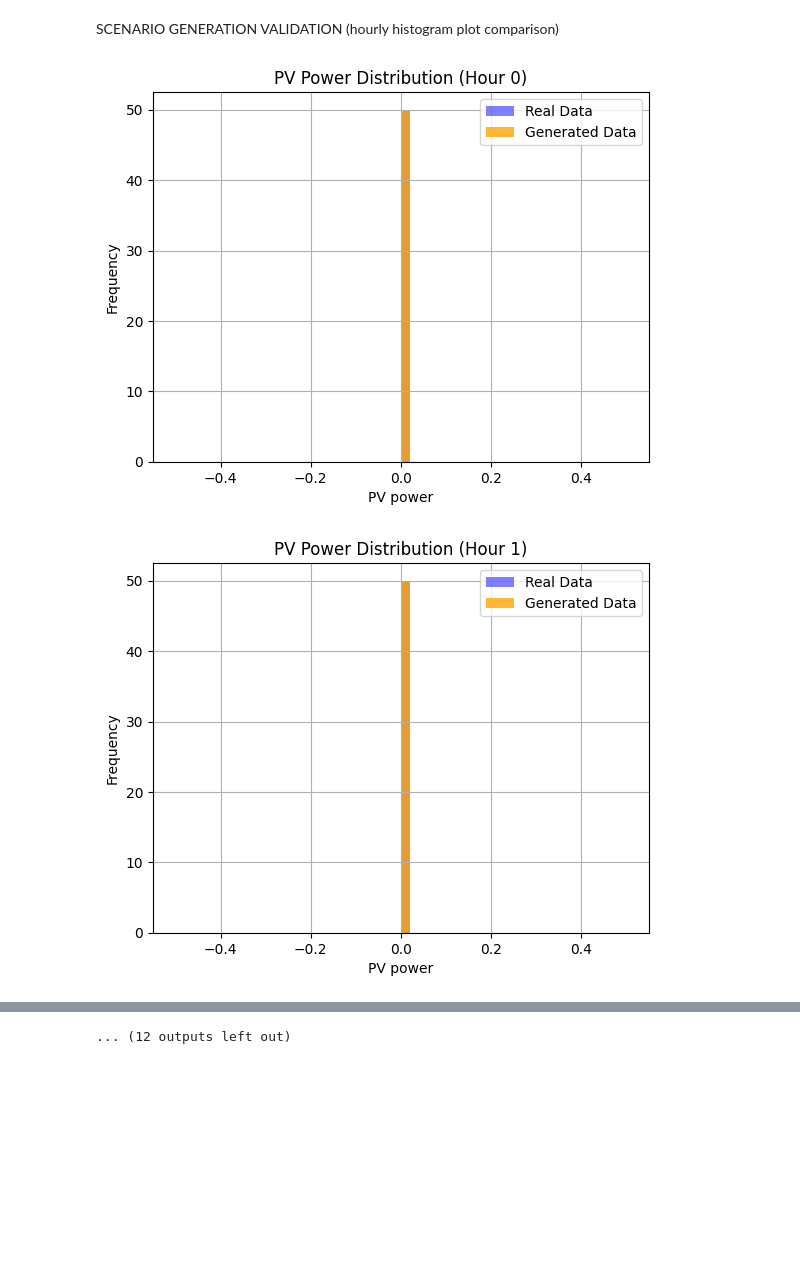
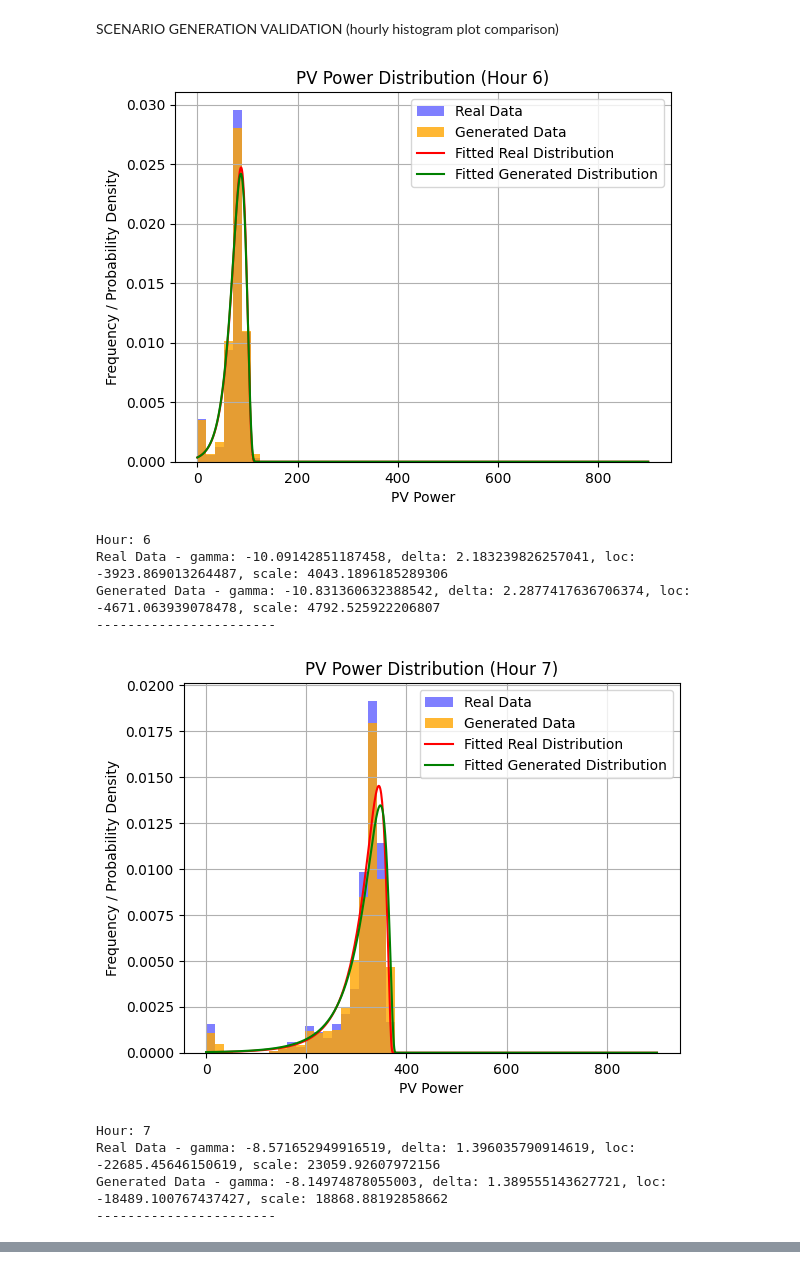
Before and after one commit to TUMFTM/REVOL-E-TION, a Jupyter notebook: RE stochastic gen/PV_gen/PV_gen.ipynb, the cells around one changed output, grey strips where cells are left out. Saved outputs shown, nothing was run; the diff lists cells and outputs as text; code cells hidden in the pictures; blank space fills up the shorter version.

Commit message:
Validation of the generated time series complete for wind and PV.

```diff
--- a/RE stochastic gen/PV_gen/PV_gen.ipynb
+++ b/RE stochastic gen/PV_gen/PV_gen.ipynb
@@ -250,6 +250,12 @@ plt.show()
 # %% [markdown]
 SCENARIO GENERATION VALIDATION (hourly histogram plot comparison)
 # %%
+import os
+import pandas as pd
+import matplotlib.pyplot as plt
+import numpy as np
+from scipy.stats import johnsonsb
+
 # Get the current directory
 current_directory = os.getcwd()
 
@@ -269,38 +275,72 @@ for scenario_file in scenario_files:
 
 # Concatenate the generated data DataFrames
 concatenated_generated_data = pd.concat(PV_powerdata, axis=1)
 
 # Create a datetime index for the concatenated generated data
 start_date = pd.Timestamp("2023-01-01 00:00:00")
 date_index = pd.date_range(start_date, periods=len(concatenated_generated_data), freq='H')
 concatenated_generated_data.index = date_index
 
 # Define the month for which you want to generate histograms (e.g., December)
 target_month = 1
 
-# Loop through each hour of the day and generate histograms
-for hour in range(24):
+# Define the hours for which you want to generate histograms (6 to 17)
+target_hours = range(6, 18)
+
+# Loop through each hour and generate histograms
+for hour in target_hours:
     plt.figure()  # Create a new figure for each hour
     plt.title(f'PV Power Distribution (Hour {hour})')
 
     # Filter the real data for the specified hour and month
     filtered_input_data = df[(df.index.month == target_month) & (df.index.hour == hour)]
 
     # Filter the generated data for the specified hour and month
     filtered_generated_data = concatenated_generated_data[
         (concatenated_generated_data.index.month == target_month) &
         (concatenated_generated_data.index.hour == hour)
     ]
 
+    # Fit the Johnson SB distribution to the real data
+    params_real = johnsonsb.fit(filtered_input_data['P'])
+
+    # Fit the Johnson SB distribution to the generated data
+    params_generated = johnsonsb.fit(filtered_generated_data.values.flatten())
+
+    # Create a range of PV power values for plotting the fitted distributions
+    x = np.linspace(0, 900, 1000)
+
+    # Calculate the probability density functions for the fitted Johnson SB distributions
+    pdf_real = johnsonsb.pdf(x, *params_real)
+    pdf_generated = johnsonsb.pdf(x, *params_generated)
+
     # Plotting the histograms for real and generated data
-    plt.hist(filtered_input_data['P'], bins=50, alpha=0.5, label='Real Data', color='blue', density=True)
-    plt.hist(filtered_generated_data.values.flatten(), bins=50, alpha=0.8, label='Generated Data', color='orange', density=True)
+    plt.hist(filtered_input_data['P'], bins=50, range=(0, 900), alpha=0.5, label='Real Data', color='blue', density=True)
+    plt.hist(filtered_generated_data.values.flatten(), bins=50, range=(0, 900), alpha=0.8, label='Generated Data', color='orange', density=True)
 
-    plt.xlabel('PV power')
-    plt.ylabel('Frequency')
+    # Plotting the fitted Johnson SB distributions
+    plt.plot(x, pdf_real, 'r', label='Fitted Real Distribution')
+    plt.plot(x, pdf_generated, 'g', label='Fitted Generated Distribution')
+
+    plt.xlabel('PV Power')
+    plt.ylabel('Frequency / Probability Density')
     plt.legend()
     plt.grid(True)
     plt.show()
+
+    # Print the parameters of the fitted distributions
+    print(f'Hour: {hour}')
+    print(f'Real Data - gamma: {params_real[0]}, delta: {params_real[1]}, loc: {params_real[2]}, scale: {params_real[3]}')
+    print(f'Generated Data - gamma: {params_generated[0]}, delta: {params_generated[1]}, loc: {params_generated[2]}, scale: {params_generated[3]}')
+    print('-----------------------')
 # %% [output]
-[figure, old version]
+[figure, new version]
+Hour: 6
+Real Data - gamma: -10.09142851187458, delta: 2.183239826257041, loc: -3923.869013264487, scale: 4043.1896185289306
+Generated Data - gamma: -10.831360632388542, delta: 2.2877417636706374, loc: -4671.063939078478, scale: 4792.525922206807
+-----------------------
-[figure, old version]
+[figure, new version]
+Hour: 7
+Real Data - gamma: -8.571652949916519, delta: 1.396035790914619, loc: -22685.45646150619, scale: 23059.92607972156
+Generated Data - gamma: -8.14974878055003, delta: 1.389555143627721, loc: -18489.100767437427, scale: 18868.88192858662
+-----------------------
@@ -317 +362,0 @@ for hour in range(24):
-... (12 outputs left out)
```
Also changed, not shown: parts of 1 cell of this notebook, 1 other file.
